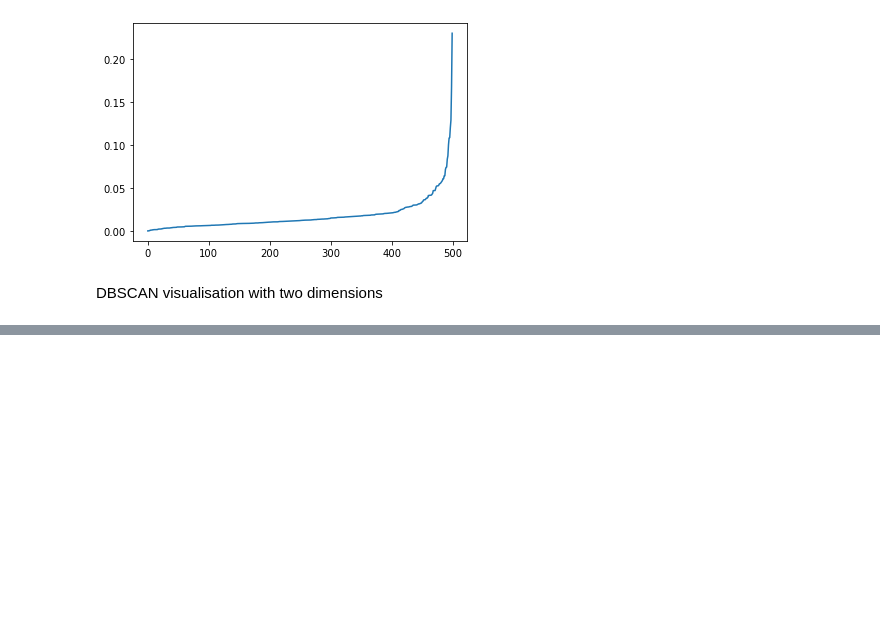
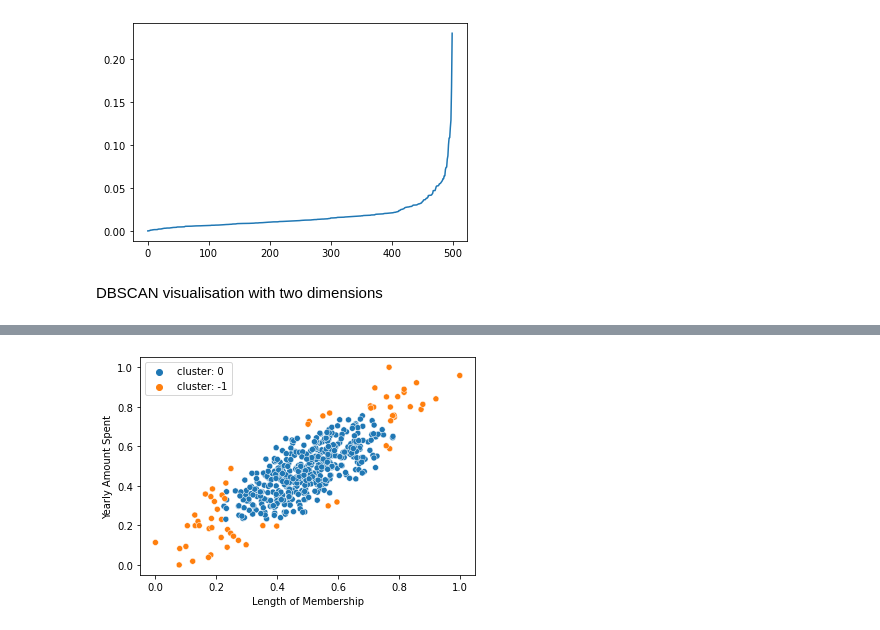
Before and after one commit to JustinSms/Ecommerce_Clustering_2, a Jupyter notebook: DBSCAN.ipynb, the cells around one changed output, grey strips where cells are left out. Cells and saved outputs as stored; diff of their text form; code cells hidden in the pictures; blank space fills up the shorter version.

```diff
--- a/DBSCAN.ipynb
+++ b/DBSCAN.ipynb
@@ -66 +78,12 @@ DBSCAN visualisation with two dimensions
+# %%
+X = data_norm.iloc[:,[3,4]]
+
+dbscan = DBSCAN(eps=0.05, min_samples=10)
+clusters = dbscan.fit_predict(X)
+labels = dbscan.labels_
+
+sns.scatterplot(X.iloc[:,0], X.iloc[:,1], hue=["cluster: {}".format(i) for i in labels])
+plt.show()
+# %% [output]
+[figure, added]
 # %%
```
Also changed, not shown: parts of 5 cells of this notebook, 1 other file.
